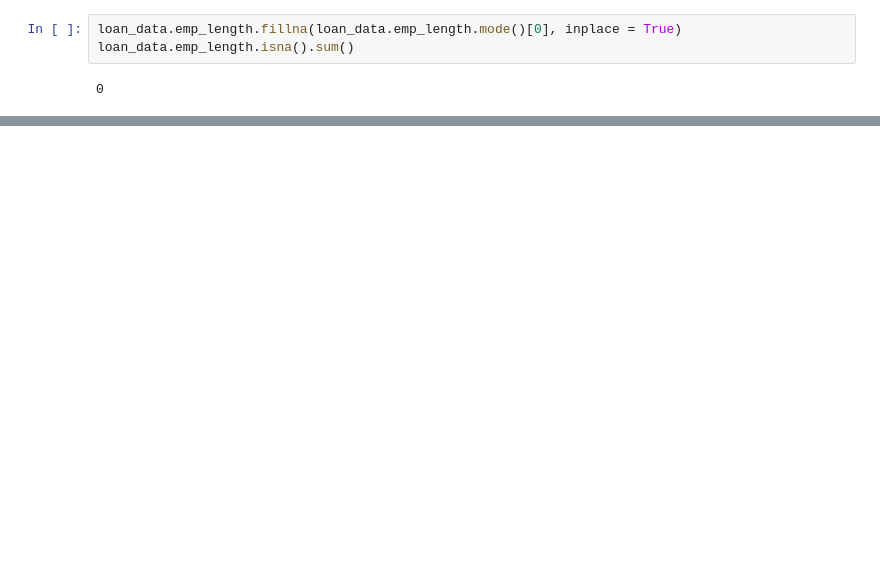
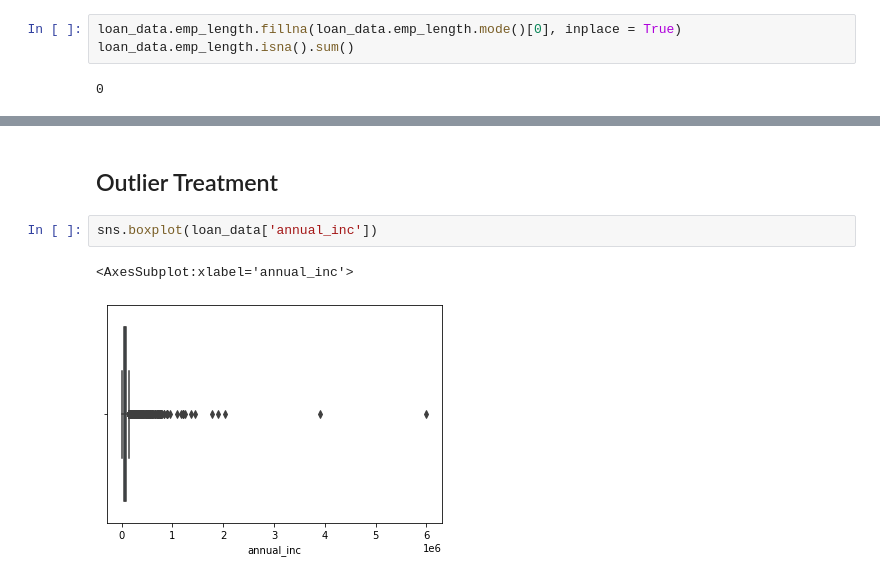
Before and after one commit to prashantsrivastava1/LendingClubCaseStudy, a Jupyter notebook: CaseStudyEDA.ipynb, the cells around one changed output, grey strips where cells are left out. Cells and saved outputs as stored; diff of their text form; blank space fills up the shorter version.

Commit message:
Added analysis of loan data

```diff
--- a/CaseStudyEDA.ipynb
+++ b/CaseStudyEDA.ipynb
@@ -116,0 +220,7 @@ loan_data.head()
+# %% [markdown]
+## Outlier Treatment
+# %%
+sns.boxplot(loan_data['annual_inc'])
+# %% [output]
+<AxesSubplot:xlabel='annual_inc'>
+[figure, added]
```
Also changed, not shown: parts of 104 cells of this notebook.
